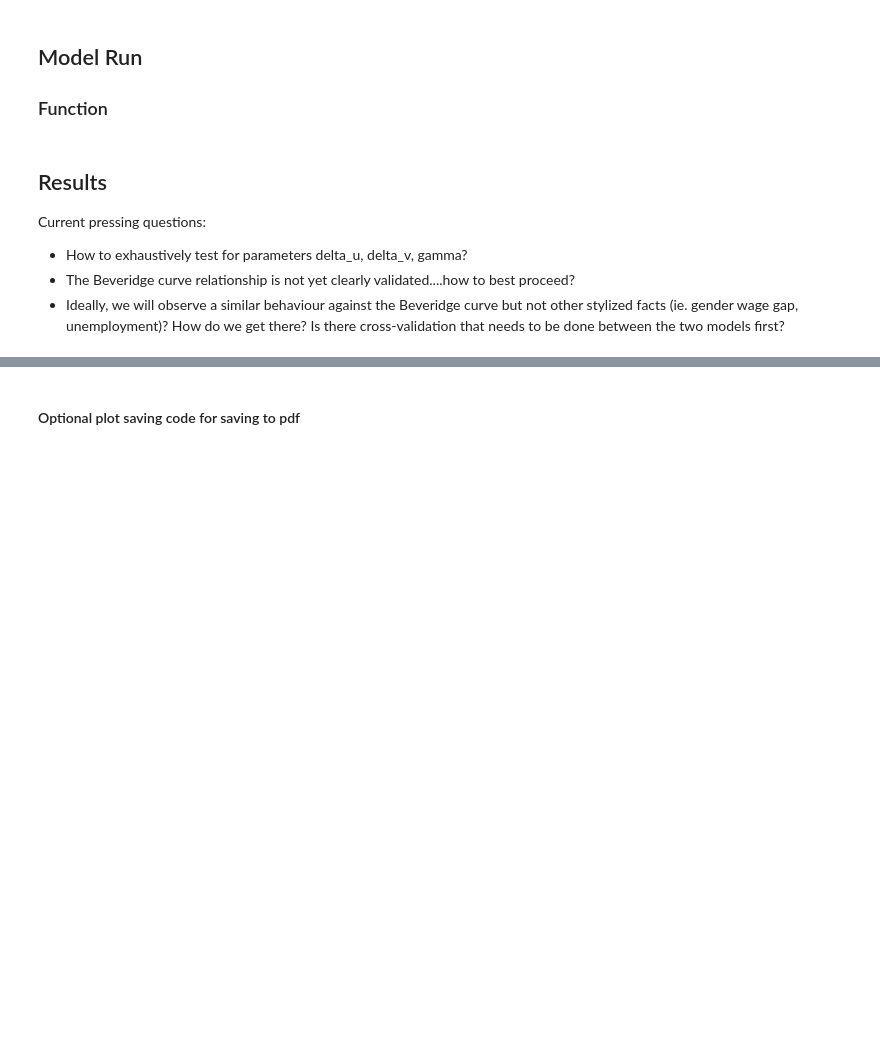
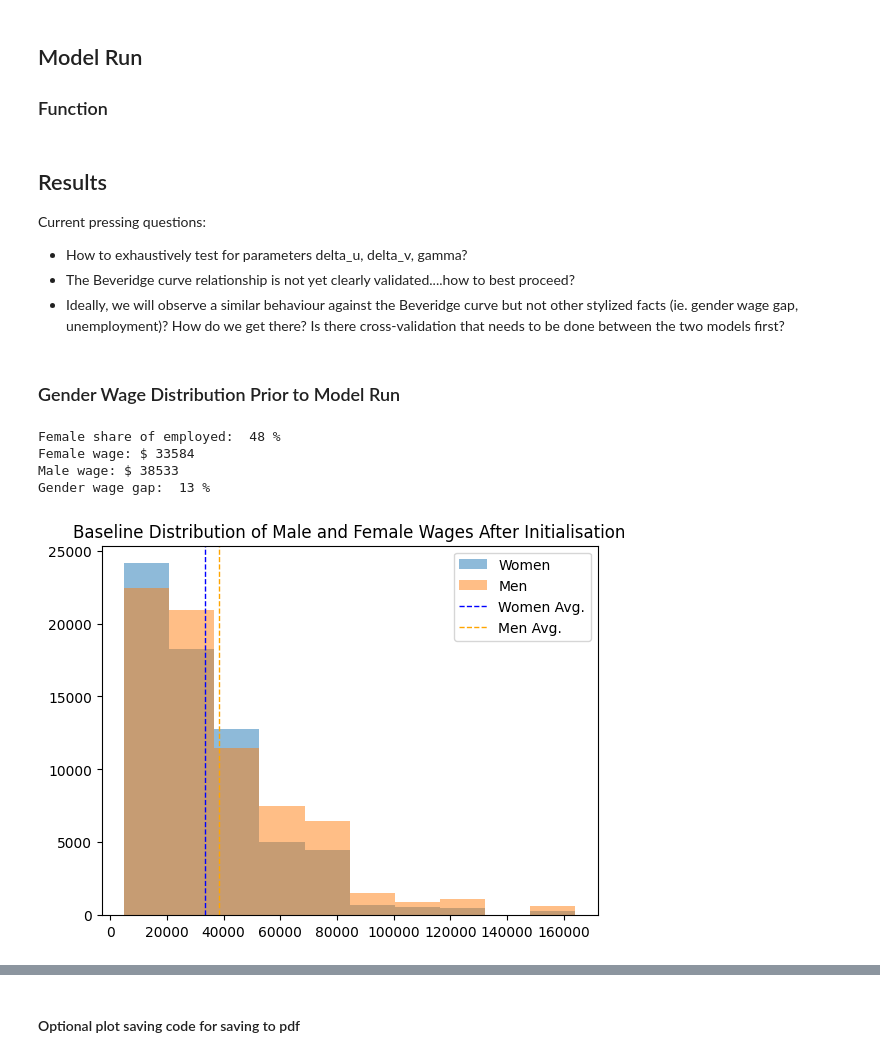
Before and after one commit to ebbam/transition_abm, a Jupyter notebook: code/usa_transition_abm_numpy.ipynb, the cells around one changed output, grey strips where cells are left out. Cells and saved outputs as stored; diff of their text form; code cells hidden in the pictures; blank space fills up the shorter version.

```diff
--- a/code/usa_transition_abm_numpy.ipynb
+++ b/code/usa_transition_abm_numpy.ipynb
@@ -385 +419,48 @@ fullpdf = False
+# %% [markdown]
+### Gender Wage Distribution Prior to Model Run
+# %%
+emp_counter = 0
+women = 0
+men = 0
+
+w_wages = []
+m_wages = []
+
+w_wage = 0
+m_wage = 0
+
+for occ in net:
+    emp_counter += len(occ.list_of_employed)
+    women += len([wrkr for wrkr in occ.list_of_employed if wrkr.female])
+    men += len([wrkr for wrkr in occ.list_of_employed if not(wrkr.female)])
+    w_wages.extend([wrkr.wage for wrkr in occ.list_of_employed if wrkr.female])
+    m_wages.extend([wrkr.wage for wrkr in occ.list_of_employed if not(wrkr.female)])
+    w_wage += sum([wrkr.wage for wrkr in occ.list_of_employed if wrkr.female])
+    m_wage += sum([wrkr.wage for wrkr in occ.list_of_employed if not(wrkr.female)])
+
+print("Female share of employed: ", round((women/emp_counter)*100), "%")
+print("Female wage: $", round(w_wage/women))
+print("Male wage: $", round(m_wage/men))
+
+# Confirm a wage gap!
+print("Gender wage gap: ", round(100*(1 - (w_wage/women)/(m_wage/men))), "%")
+
+n_bins = 10
+women = np.array(w_wages)
+men = np.array(m_wages)
+
+# We can set the number of bins with the *bins* keyword argument.
+plt.hist(women, bins=n_bins, alpha = 0.5, label = 'Women')
+plt.hist(men, bins=n_bins, alpha = 0.5, label = 'Men')
+plt.axvline(women.mean(), color='blue', linestyle='dashed', linewidth=1, label = 'Women Avg.')
+plt.axvline(men.mean(), color='orange', linestyle='dashed', linewidth=1, label = 'Men Avg.')
+plt.legend(loc='upper right')
+plt.title('Baseline Distribution of Male and Female Wages After Initialisation')
+plt.show()
+# %% [output]
+Female share of employed:  48 %
+Female wage: $ 33584
+Male wage: $ 38533
+Gender wage gap:  13 %
+[figure, added]
 # %%
```
Also changed, not shown: parts of 24 cells of this notebook, 1 other file.
